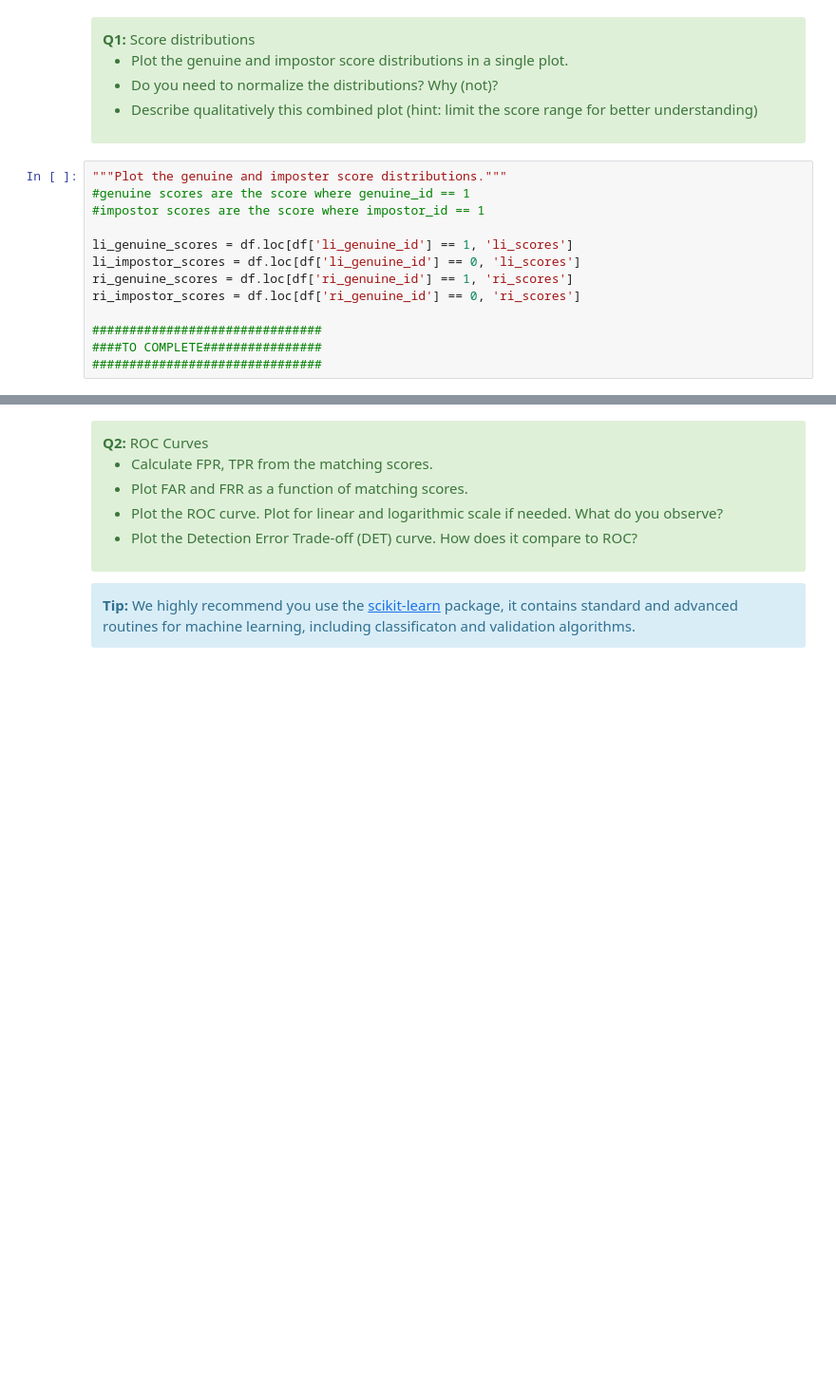
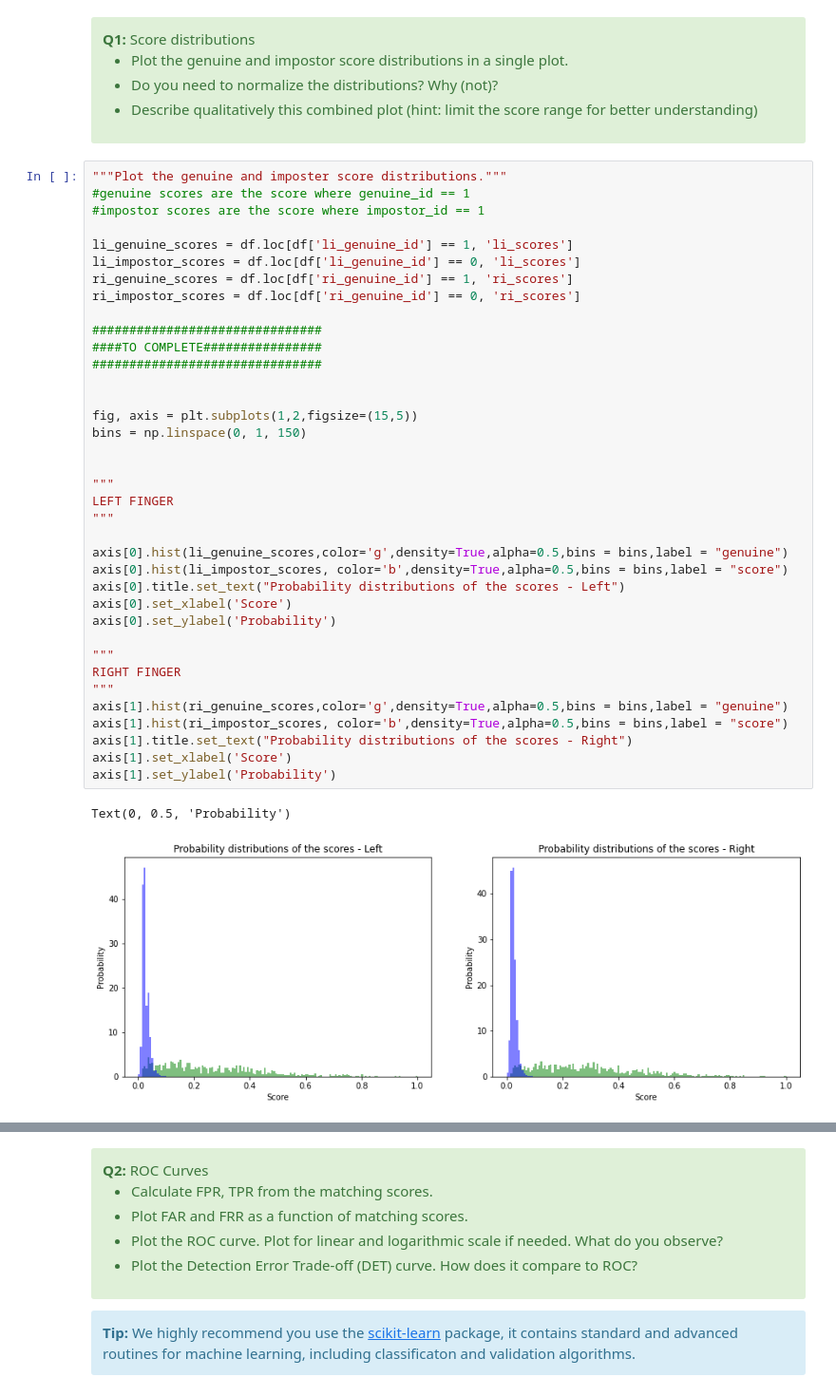
Before and after one commit to denizsoysal/biometrics, a Jupyter notebook: assignments/Assignment1/assignment_1_2022.ipynb, the cells around one changed output, grey strips where cells are left out. Shown: that part at 95% size. Drawn from its saved outputs; the diff is of its cells as text; blank space fills up the shorter version.

```diff
--- a/assignments/Assignment1/assignment_1_2022.ipynb
+++ b/assignments/Assignment1/assignment_1_2022.ipynb
@@ -141,16 +165,43 @@ Given the genuine and impostor scores (from section I), we can plot the imposter
 # %%
 """Plot the genuine and imposter score distributions."""
 #genuine scores are the score where genuine_id == 1
 #impostor scores are the score where impostor_id == 1
 
 li_genuine_scores = df.loc[df['li_genuine_id'] == 1, 'li_scores']
 li_impostor_scores = df.loc[df['li_genuine_id'] == 0, 'li_scores']
 ri_genuine_scores = df.loc[df['ri_genuine_id'] == 1, 'ri_scores']
 ri_impostor_scores = df.loc[df['ri_genuine_id'] == 0, 'ri_scores']
 
 ###############################
 ####TO COMPLETE################
 ###############################
+
+
+fig, axis = plt.subplots(1,2,figsize=(15,5))
+bins = np.linspace(0, 1, 150)
+
+
+"""
+LEFT FINGER
+"""
+
+axis[0].hist(li_genuine_scores,color='g',density=True,alpha=0.5,bins = bins,label = "genuine")
+axis[0].hist(li_impostor_scores, color='b',density=True,alpha=0.5,bins = bins,label = "score")
+axis[0].title.set_text("Probability distributions of the scores - Left")
+axis[0].set_xlabel('Score')
+axis[0].set_ylabel('Probability')
+
+"""
+RIGHT FINGER
+"""
+axis[1].hist(ri_genuine_scores,color='g',density=True,alpha=0.5,bins = bins,label = "genuine")
+axis[1].hist(ri_impostor_scores, color='b',density=True,alpha=0.5,bins = bins,label = "score")
+axis[1].title.set_text("Probability distributions of the scores - Right")
+axis[1].set_xlabel('Score')
+axis[1].set_ylabel('Probability')
+# %% [output]
+Text(0, 0.5, 'Probability')
+[figure, added]
 # %% [markdown]
 #### 2. FMR, FRR and Receiver Operating Characteristic (ROC) curve
 
```
Also changed, not shown: parts of 29 cells of this notebook.
